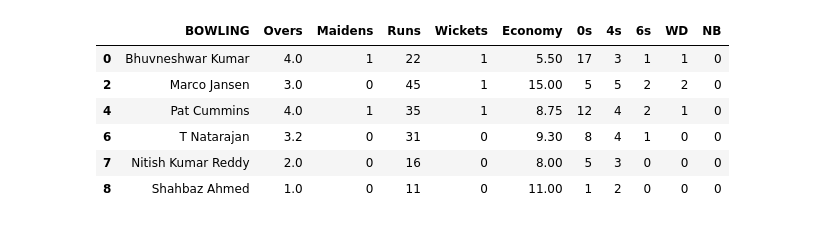
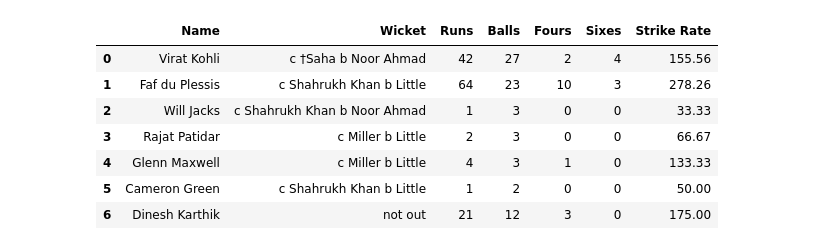
Before and after one commit to TheLameOne/dream11, a Jupyter notebook: fantasypoints.ipynb, the cells around one changed output. Drawn from its saved outputs; the diff is of its cells as text; code cells hidden in the pictures.

```diff
--- a/fantasypoints.ipynb
+++ b/fantasypoints.ipynb
@@ -76,7 +76,11 @@ class Match(object):
         brows = tables[0].findAll('tr')[1:-4]
         for brow in brows[::2]:
             x  = brow.findAll('td')
-            df.loc[len(df)] = [x[0].text, x[1].text, x[2].text, x[3].text, x[5].text, x[6].text]
+            name = x[0].text
+            name2 = name.replace('(c)','')
+            name3 = name2.replace('†', '')
+            name3 = name3.strip()
+            df.loc[len(df)] = [name3, x[1].text, x[2].text, x[3].text, x[5].text, x[6].text]
         df[["Runs", "Balls", "Fours", "Sixes"]] = df[["Runs", "Balls", "Fours", "Sixes"]].astype(int)
         df["Strike Rate"] = (df["Runs"] / df["Balls"] * 100).round(2)
         return df
@@ -89,7 +93,11 @@ class Match(object):
         brows = tables[2].findAll('tr')[1:-4]
         for brow in brows[::2]:
             x  = brow.findAll('td')
-            df.loc[len(df)] = [x[0].text, x[1].text, x[2].text, x[3].text, x[5].text, x[6].text]
+            name = x[0].text
+            name2 = name.replace('(c)','')
+            name3 = name2.replace('†', '')
+            name3 = name3.strip()
+            df.loc[len(df)] = [name3, x[1].text, x[2].text, x[3].text, x[5].text, x[6].text]
         df[["Runs", "Balls", "Fours", "Sixes"]] = df[["Runs", "Balls", "Fours", "Sixes"]].astype(int)
         df["Strike Rate"] = (df["Runs"] / df["Balls"] * 100).round(2)
         return df
@@ -115,7 +123,7 @@ class Match(object):
     def get_dream11_points(self):
         return None
 # %%
-matchNumber = 1426293
+matchNumber = 1426290
 
 m = Match(matchNumber)
 m.team1
@@ -151,15 +175,16 @@ See the caveats in the documentation: https://pandas.pydata.org/pandas-docs/stab
 # %%
-m.team1_batting_df
+m.team2_batting_df
 
-m.team2_bowling_df
+# m.team2_bowling_df
 # %% [output]
-|  | BOWLING | Overs | Maidens | Runs | Wickets | Economy | 0s | 4s | 6s | WD | NB |
-| 0 | Bhuvneshwar Kumar | 4.0 | 1 | 22 | 1 | 5.50 | 17 | 3 | 1 | 1 | 0 |
-| 2 | Marco Jansen | 3.0 | 0 | 45 | 1 | 15.00 | 5 | 5 | 2 | 2 | 0 |
-| 4 | Pat Cummins | 4.0 | 1 | 35 | 1 | 8.75 | 12 | 4 | 2 | 1 | 0 |
-| 6 | T Natarajan | 3.2 | 0 | 31 | 0 | 9.30 | 8 | 4 | 1 | 0 | 0 |
-| 7 | Nitish Kumar Reddy | 2.0 | 0 | 16 | 0 | 8.00 | 5 | 3 | 0 | 0 | 0 |
-| 8 | Shahbaz Ahmed | 1.0 | 0 | 11 | 0 | 11.00 | 1 | 2 | 0 | 0 | 0 |
+|  | Name | Wicket | Runs | Balls | Fours | Sixes | Strike Rate |
+| 0 | Virat Kohli | c †Saha b Noor Ahmad | 42 | 27 | 2 | 4 | 155.56 |
+| 1 | Faf du Plessis | c Shahrukh Khan b Little | 64 | 23 | 10 | 3 | 278.26 |
+| 2 | Will Jacks | c Shahrukh Khan b Noor Ahmad | 1 | 3 | 0 | 0 | 33.33 |
+| 3 | Rajat Patidar | c Miller b Little | 2 | 3 | 0 | 0 | 66.67 |
+| 4 | Glenn Maxwell | c Miller b Little | 4 | 3 | 1 | 0 | 133.33 |
+| 5 | Cameron Green | c Shahrukh Khan b Little | 1 | 2 | 0 | 0 | 50.00 |
+| 6 | Dinesh Karthik | not out | 21 | 12 | 3 | 0 | 175.00 |
 # %%
 x = m.team1_batting_df
 
```
Also changed, not shown: parts of 5 cells of this notebook, 1 other file.
